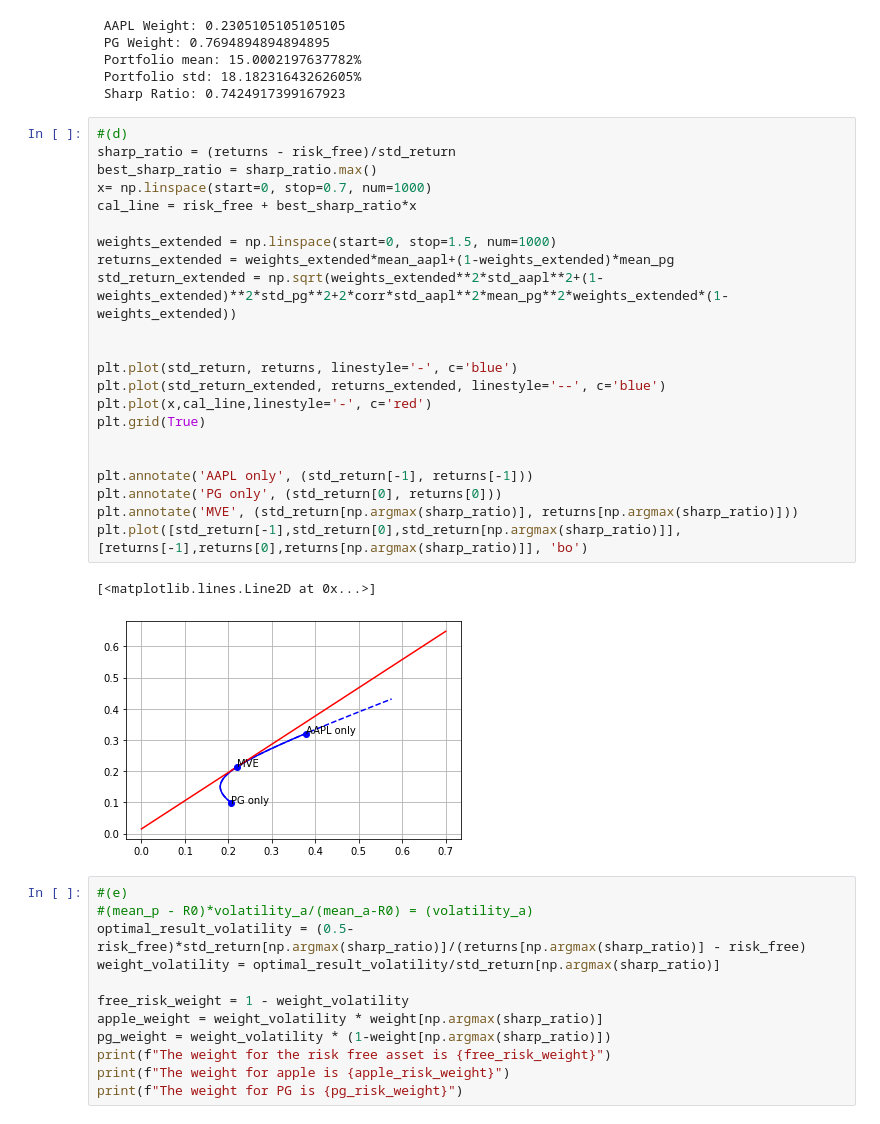
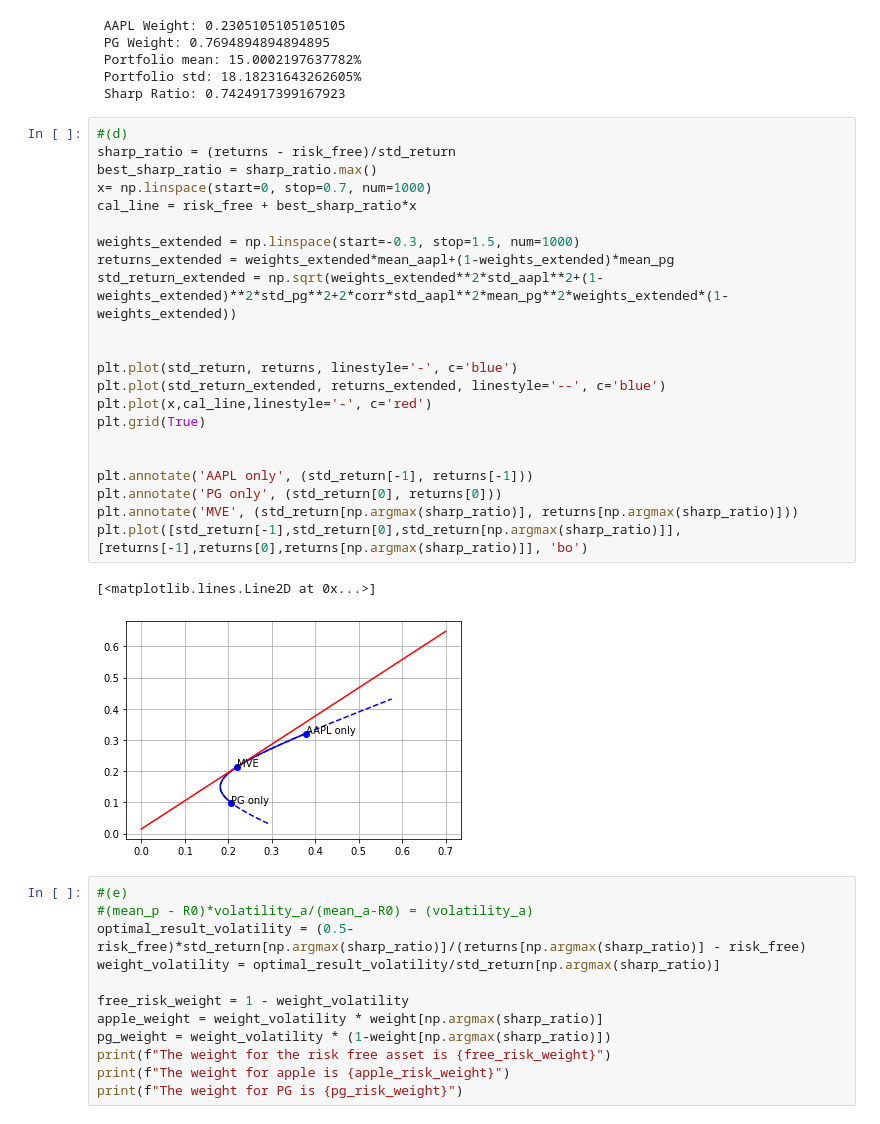
Before and after one commit to hugolan/investments, a Jupyter notebook: PS2/ps2.ipynb, the cells around one changed output. Cells and saved outputs as stored; diff of their text form.

```diff
--- a/PS2/ps2.ipynb
+++ b/PS2/ps2.ipynb
@@ -338,28 +338,28 @@ print(f' Sharp Ratio: {(Exp[index]-risk_free)/Std[index]}')
 # %%
 #(d)
 sharp_ratio = (returns - risk_free)/std_return
 best_sharp_ratio = sharp_ratio.max()
 x= np.linspace(start=0, stop=0.7, num=1000)
 cal_line = risk_free + best_sharp_ratio*x
 
-weights_extended = np.linspace(start=0, stop=1.5, num=1000)
+weights_extended = np.linspace(start=-0.3, stop=1.5, num=1000)
 returns_extended = weights_extended*mean_aapl+(1-weights_extended)*mean_pg
 std_return_extended = np.sqrt(weights_extended**2*std_aapl**2+(1-weights_extended)**2*std_pg**2+2*corr*std_aapl**2*mean_pg**2*weights_extended*(1-weights_extended))
 
 
 plt.plot(std_return, returns, linestyle='-', c='blue')
 plt.plot(std_return_extended, returns_extended, linestyle='--', c='blue')
 plt.plot(x,cal_line,linestyle='-', c='red')
 plt.grid(True)
 
 
 plt.annotate('AAPL only', (std_return[-1], returns[-1]))
 plt.annotate('PG only', (std_return[0], returns[0]))
 plt.annotate('MVE', (std_return[np.argmax(sharp_ratio)], returns[np.argmax(sharp_ratio)]))
 plt.plot([std_return[-1],std_return[0],std_return[np.argmax(sharp_ratio)]], [returns[-1],returns[0],returns[np.argmax(sharp_ratio)]], 'bo')
 # %% [output]
 [<matplotlib.lines.Line2D at 0x...>]
-[figure, old version]
+[figure, new version]
 # %%
 #(e)
 #(mean_p - R0)*volatility_a/(mean_a-R0) = (volatility_a)
```
Also changed, not shown: parts of 5 cells of this notebook.
